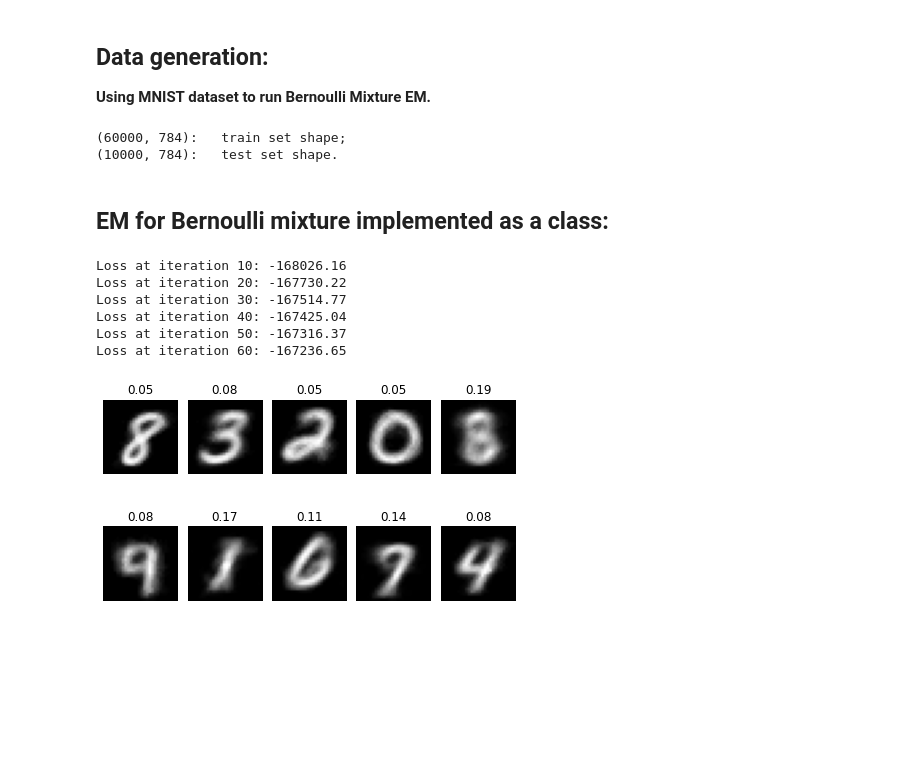
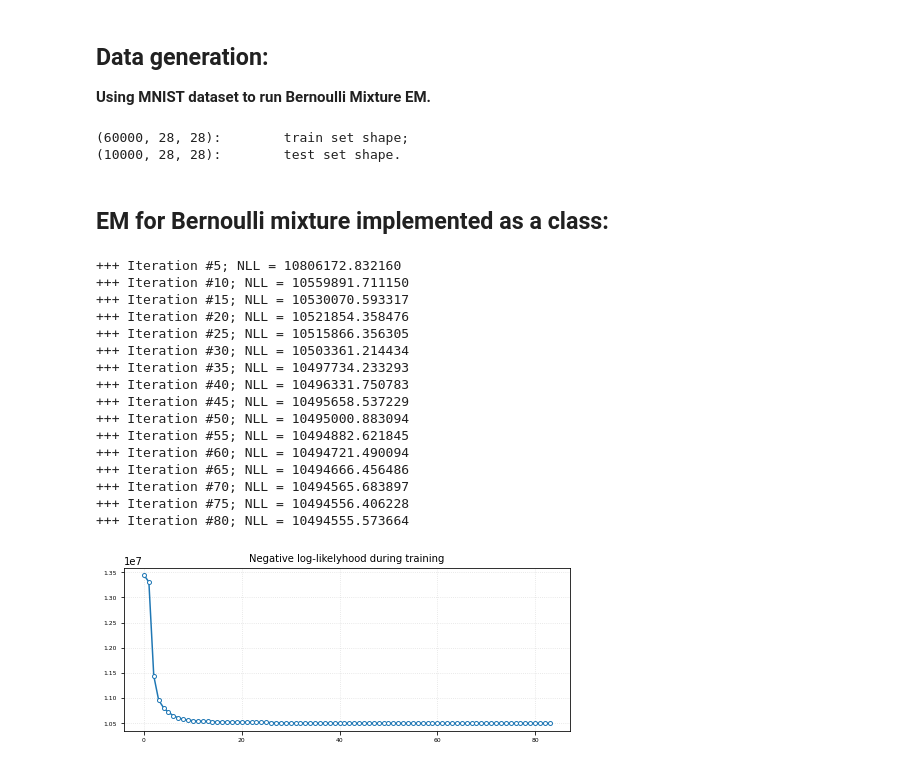
Before and after one commit to Egolar-coder/ML, a Jupyter notebook: EMs/EM. Bernoulli mixture with MNIST.ipynb, the cells around one changed output. Drawn from its saved outputs; the diff is of its cells as text; code cells hidden in the pictures; blank space fills up the shorter version.

```diff
--- a/EMs/EM. Bernoulli mixture with MNIST.ipynb
+++ b/EMs/EM. Bernoulli mixture with MNIST.ipynb
@@ -171,7 +172,7 @@ Data generation:
 **Using MNIST dataset to run Bernoulli Mixture EM.**
 # %%
 def data_prep_single(item):
-    item = ((item / 255.0) > 0.3).astype(int)
+    item = ((item / 255.0) > 0.2).astype(int)
     return item.ravel()
 
 def data_prep(data):
@@ -179,13 +180,13 @@ def data_prep(data):
 # %%
 (x_train, _), (x_test, _) = keras.datasets.mnist.load_data()
 
-x_train = data_prep(x_train)
-x_test  = data_prep(x_test)
+x_train_ = data_prep(x_train)
+x_test_  = data_prep(x_test)
 
 print(f'{np.shape(x_train)}:\ttrain set shape;\n{np.shape(x_test)}:\ttest set shape.')
 # %% [output]
-(60000, 784):   train set shape;
-(10000, 784):   test set shape.
+(60000, 28, 28):        train set shape;
+(10000, 28, 28):        test set shape.
 # %% [markdown]
 EM for Bernoulli mixture implemented as a class:
 ---
@@ -294,12 +292,29 @@ class EM_bernoulli_mix():
 # %%
-model = EM_bernoulli_mix(10, x_train[:1000])
-model.EM(kind = 'loss')
-model.plot_data(2, 5)
+num_clusters = 10
+
+model = EM_bernoulli_mix(num_clusters, x_train_)
+model.fit()
+
+plt.figure(figsize=(8, 3))
+plt.plot(model.losses, marker='o', markersize=4, markerfacecolor='white')
+plt.grid(ls=':', alpha=.4)
+plt.xticks(size=6); plt.yticks(size=6);
+plt.title('Negative log-likelyhood during training', fontsize=10);
 # %% [output]
-Loss at iteration 10: -168026.16
-Loss at iteration 20: -167730.22
-Loss at iteration 30: -167514.77
-Loss at iteration 40: -167425.04
-Loss at iteration 50: -167316.37
-Loss at iteration 60: -167236.65
++++ Iteration #5; NLL = 10806172.832160
++++ Iteration #10; NLL = 10559891.711150
++++ Iteration #15; NLL = 10530070.593317
++++ Iteration #20; NLL = 10521854.358476
++++ Iteration #25; NLL = 10515866.356305
++++ Iteration #30; NLL = 10503361.214434
++++ Iteration #35; NLL = 10497734.233293
++++ Iteration #40; NLL = 10496331.750783
++++ Iteration #45; NLL = 10495658.537229
++++ Iteration #50; NLL = 10495000.883094
++++ Iteration #55; NLL = 10494882.621845
++++ Iteration #60; NLL = 10494721.490094
++++ Iteration #65; NLL = 10494666.456486
++++ Iteration #70; NLL = 10494565.683897
++++ Iteration #75; NLL = 10494556.406228
++++ Iteration #80; NLL = 10494555.573664
-[figure, old version]
+[figure, new version]
```
Also changed, not shown: parts of 5 cells of this notebook, 1 other file.
